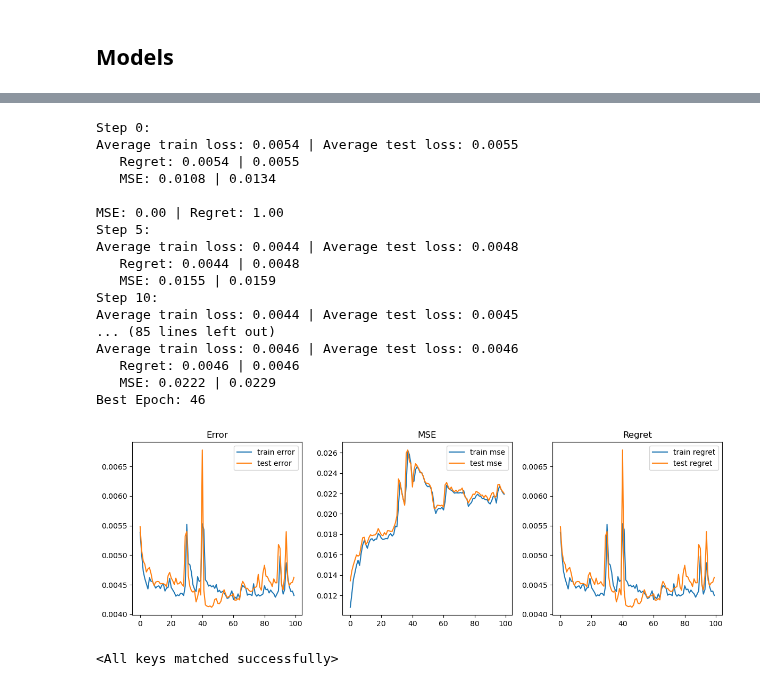
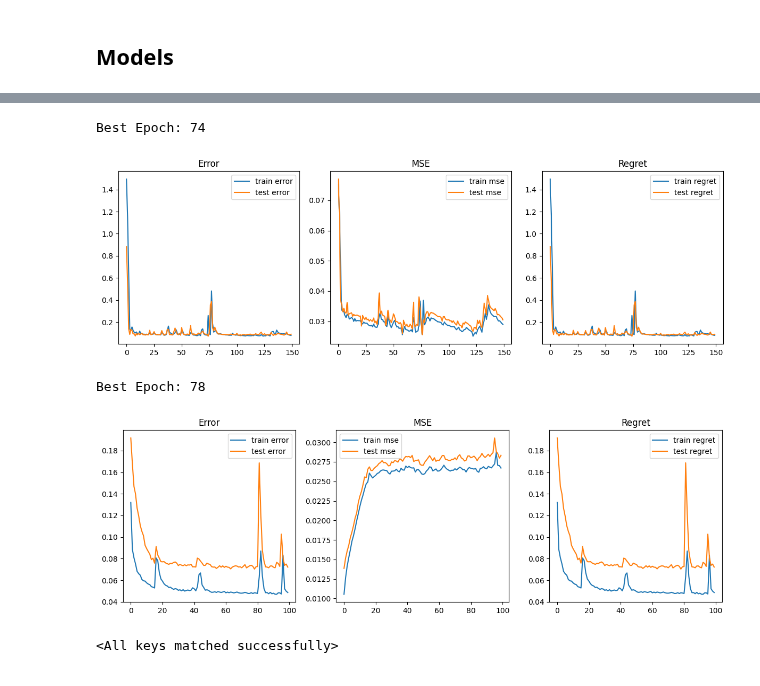
Before and after one commit to Joris-Dprtr/DFL_PVB, a Jupyter notebook: notebooks/MPC_main_notebook_limited.ipynb, the cells around one changed output, grey strips where cells are left out. Cells and saved outputs as stored; diff of their text form; code cells hidden in the pictures.

```diff
--- a/notebooks/MPC_main_notebook_limited.ipynb
+++ b/notebooks/MPC_main_notebook_limited.ipynb
@@ -567,3 +600,40 @@ y_test_lstm_cvx = torch.cat([y_test_base.unsqueeze(-1), solution_cvx_test], dim=
+# %%
+solution_cvx_train = (torch.bmm(cvx_vars_train[0].unsqueeze(1), X_train_cvx[:, -time:, -3].unsqueeze(-1)) - torch.bmm(cvx_vars_train[1].unsqueeze(1), X_train_cvx[:, -time:, -2].unsqueeze(-1)))
+solution_cvx_test = (torch.bmm(cvx_vars_test[0].unsqueeze(1), X_test_cvx[:, -time:, -3].unsqueeze(-1)) - torch.bmm(cvx_vars_test[1].unsqueeze(1), X_test_cvx[:, -time:, -2].unsqueeze(-1)))
+
+solution_lstm_cvx_train = (torch.bmm(lstm_cvx_vars_train[0].unsqueeze(1), X_train_lstm_cvx[:, -time:, -3].unsqueeze(-1)) - torch.bmm(lstm_cvx_vars_train[1].unsqueeze(1), X_train_lstm_cvx[:, -time:, -2].unsqueeze(-1)))
+solution_lstm_cvx_test = (torch.bmm(lstm_cvx_vars_test[0].unsqueeze(1), X_test_lstm_cvx[:, -time:, -3].unsqueeze(-1)) - torch.bmm(lstm_cvx_vars_test[1].unsqueeze(1), X_test_lstm_cvx[:, -time:, -2].unsqueeze(-1)))
+# %%
+# Step 1: Expand y_train_base to shape (676, 24, 1)
+y_train_cvx = y_train_base.unsqueeze(-1)  # shape becomes (676, 24, 1)
+y_test_cvx = y_test_base.unsqueeze(-1)
+
+# Step 2: Pad solution_cvx_train with zeros to make it (676, 24, 1)
+solution_cvx_train_padded = torch.zeros((solution_cvx_train.shape[0], 24, 1))
+solution_cvx_test_padded = torch.zeros((solution_cvx_test.shape[0], 24, 1))
+
+solution_cvx_train_padded[:, -1, :] = solution_cvx_train.squeeze(2)  # fill in the first time step
+solution_cvx_test_padded[:, -1, :] = solution_cvx_test.squeeze(2)  # fill in the first time step
+
+# Step 3: Concatenate along the last dimension
+y_train_cvx = torch.cat((y_train_cvx, solution_cvx_train_padded), dim=2)
+y_test_cvx = torch.cat((y_test_cvx, solution_cvx_test_padded), dim=2)
+
+
+# Step 1: Expand y_train_base to shape (676, 24, 1)
+y_train_lstm_cvx = y_train_base.unsqueeze(-1)  # shape becomes (676, 24, 1)
+y_test_lstm_cvx = y_test_base.unsqueeze(-1)
+
+# Step 2: Pad solution_cvx_train with zeros to make it (676, 24, 1)
+solution_lstm_cvx_train_padded = torch.zeros((solution_lstm_cvx_train.shape[0], 24, 1))
+solution_lstm_cvx_test_padded = torch.zeros((solution_lstm_cvx_test.shape[0], 24, 1))
+
+solution_lstm_cvx_train_padded[:, -1, :] = solution_lstm_cvx_train.squeeze(2)  # fill in the first time step
+solution_lstm_cvx_test_padded[:, -1, :] = solution_lstm_cvx_test.squeeze(2)  # fill in the first time step
+
+# Step 3: Concatenate along the last dimension
+y_train_lstm_cvx = torch.cat((y_train_lstm_cvx, solution_lstm_cvx_train_padded), dim=2)
+y_test_lstm_cvx = torch.cat((y_test_lstm_cvx, solution_lstm_cvx_test_padded), dim=2)
 # %%
 # Create the post-forecast optimization problem which we need to calculate the regret
 problem_post, variables_post, parameters_post = pvb_system.create_post_forecast_optimization_problem(time)
@@ -627,24 +650,0 @@ Best Epoch: 150
-# %%
-lstm_cvx_opt.load_state_dict(lstm.state_dict())
-state_dicts_lstm_cvx, best_lstm_cvx = trainer_2.fit(verbose=2)
-lstm_cvx_opt.load_state_dict(state_dicts_lstm_cvx[best_lstm_cvx])
-# %% [output]
-Step 0:
-Average train loss: 0.0054 | Average test loss: 0.0055
-   Regret: 0.0054 | 0.0055
-   MSE: 0.0108 | 0.0134
-
-MSE: 0.00 | Regret: 1.00
-Step 5:
-Average train loss: 0.0044 | Average test loss: 0.0048
-   Regret: 0.0044 | 0.0048
-   MSE: 0.0155 | 0.0159
-Step 10:
-Average train loss: 0.0044 | Average test loss: 0.0045
-... (85 lines left out)
-Average train loss: 0.0046 | Average test loss: 0.0046
-   Regret: 0.0046 | 0.0046
-   MSE: 0.0222 | 0.0229
-Best Epoch: 46
-[figure, removed]
-<All keys matched successfully>
@@ -656,0 +677,15 @@ torch.save(lstm_cvx_opt.state_dict(), '../models/LSTM_CVX/building_' + str(build
+# %%
+state_dicts_cvx, best_cvx = trainer_1.fit(verbose=1)
+# %% [output]
+Best Epoch: 74
+[figure, added]
+# %%
+state_dicts_lstm_cvx, best_lstm_cvx = trainer_2.fit(verbose=1)
+# %% [output]
+Best Epoch: 78
+[figure, added]
+# %%
+cvx_opt.load_state_dict(state_dicts_cvx[best_cvx])
+lstm_cvx_opt.load_state_dict(state_dicts_lstm_cvx[best_lstm_cvx])
+# %% [output]
+<All keys matched successfully>
```
Also changed, not shown: parts of 29 cells of this notebook, 45 other files.
